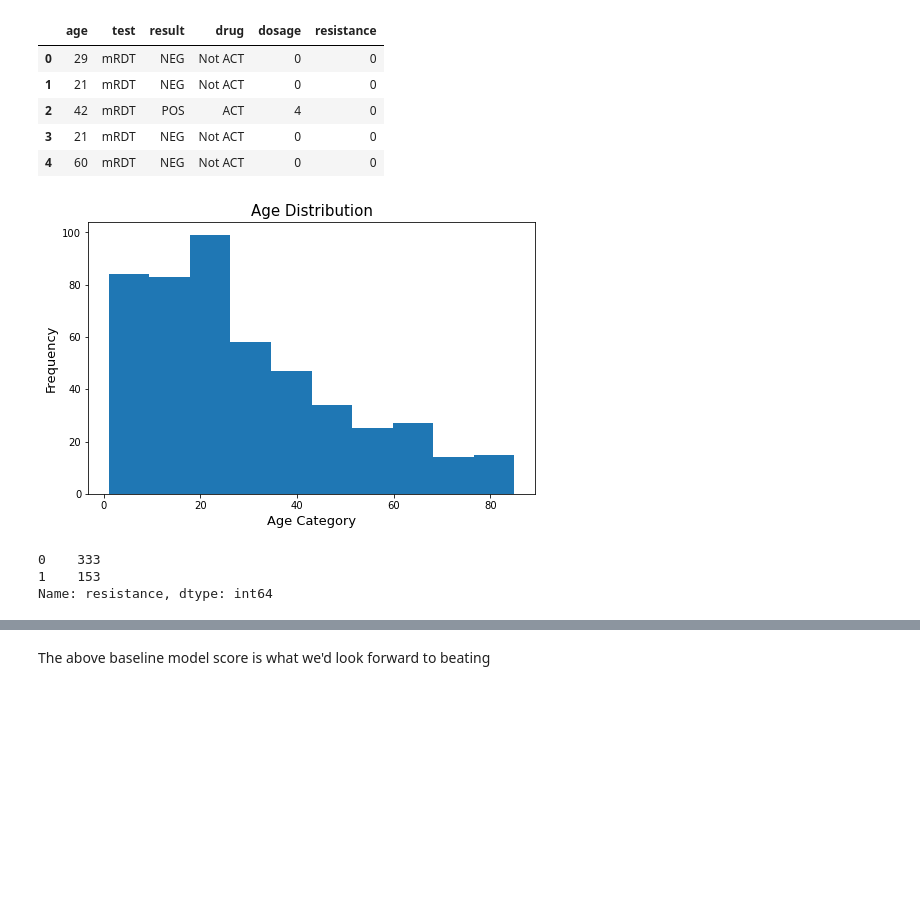
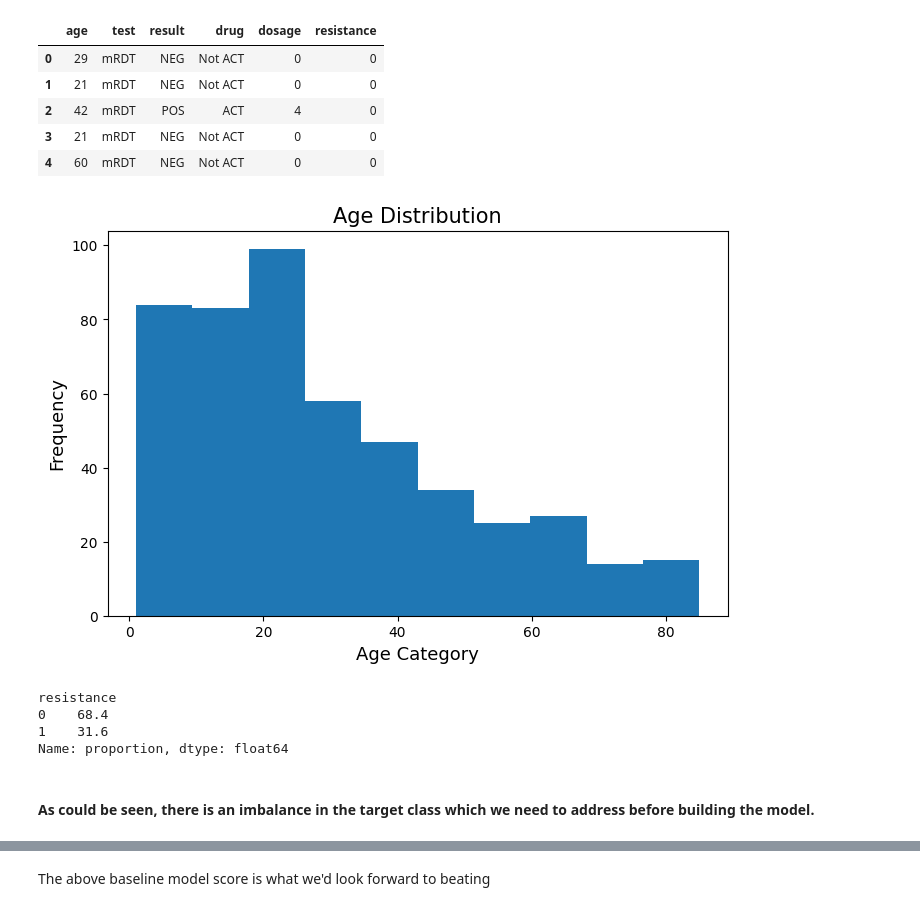
Before and after one commit to Sordhiq/Malaria_Classification, a Jupyter notebook: classification_model.ipynb, the cells around one changed output, grey strips where cells are left out. Saved outputs shown, nothing was run; the diff lists cells and outputs as text; code cells hidden in the pictures; blank space fills up the shorter version.

```diff
--- a/classification_model.ipynb
+++ b/classification_model.ipynb
@@ -82,8 +84,8 @@ plt.title("Age Distribution", fontsize=15);
 # %%
 # Create a filter to trim off the outlier ages, cap max age to 85years and reassign the trimmed data to 'df'
 
-df = (df[df["age"] < 86])
-df.head()
+df1 = (df[df["age"] < 86])
+df1.head()
 # %% [output]
 |  | age | test | result | drug | dosage | resistance |
 | 0 | 29 | mRDT | NEG | Not ACT | 0 | 0 |
@@ -94,20 +96,23 @@ df.head()
 # %%
 # comment
 
 plt.figure(figsize=(8, 5))
 
-df["age"].plot(kind="hist", bins=10)
+df1["age"].plot(kind="hist", bins=10)
 plt.xlabel("Age Category", fontsize=13)
 plt.ylabel("Frequency", fontsize=13)
 plt.title("Age Distribution", fontsize=15);
 # %% [output]
-[figure, old version]
+[figure, new version]
-# %%
-df.resistance.value_counts()
-# %% [output]
-0    333
-1    153
-Name: resistance, dtype: int64
+# %%
+round(df.resistance.value_counts(normalize=True)*100, 2)
+# %% [output]
+resistance
+0    68.4
+1    31.6
+Name: proportion, dtype: float64
+# %% [markdown]
+#### As could be seen, there is an imbalance in the target class which we need to address before building the model.
 # %%
 #
 
```
Also changed, not shown: parts of 64 cells of this notebook.
